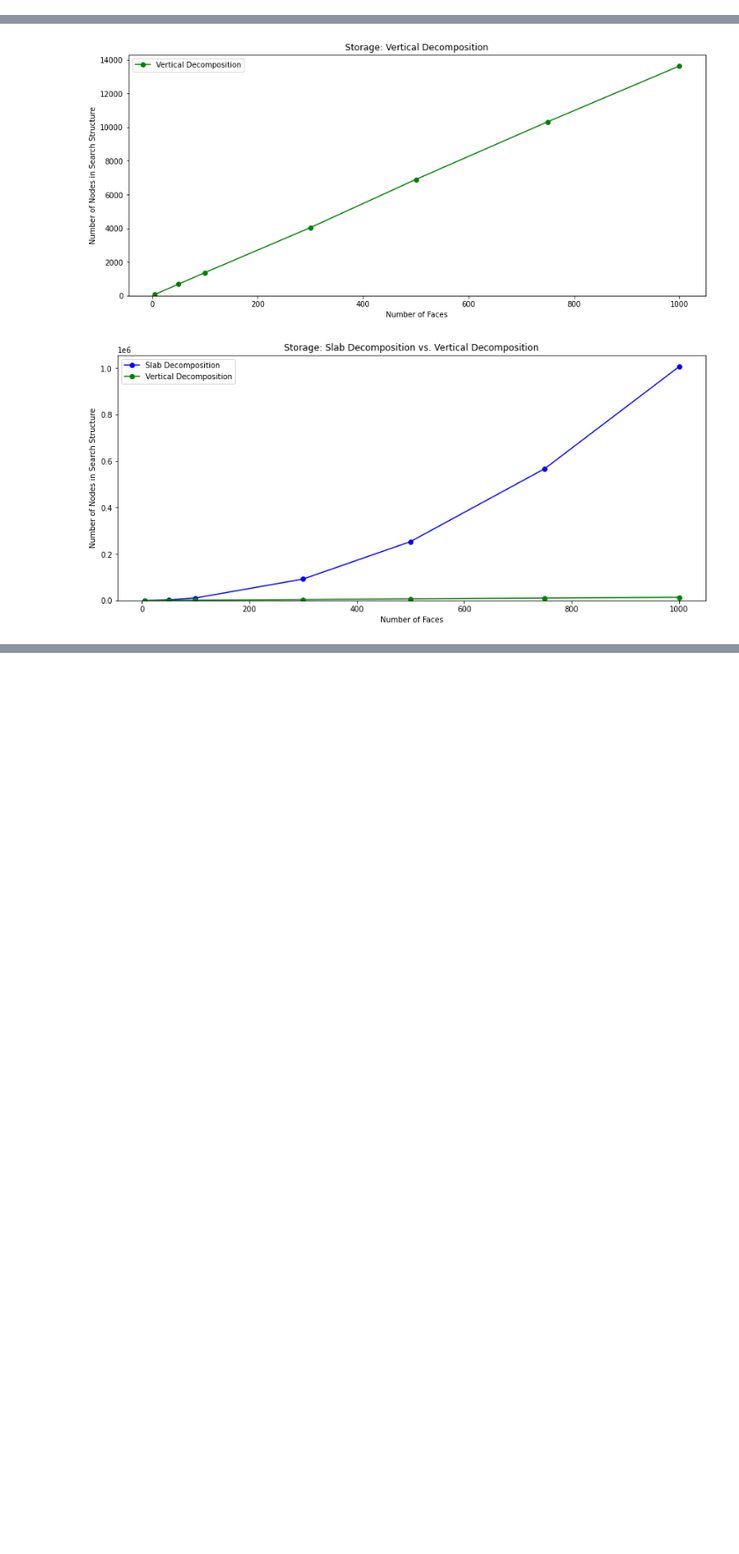
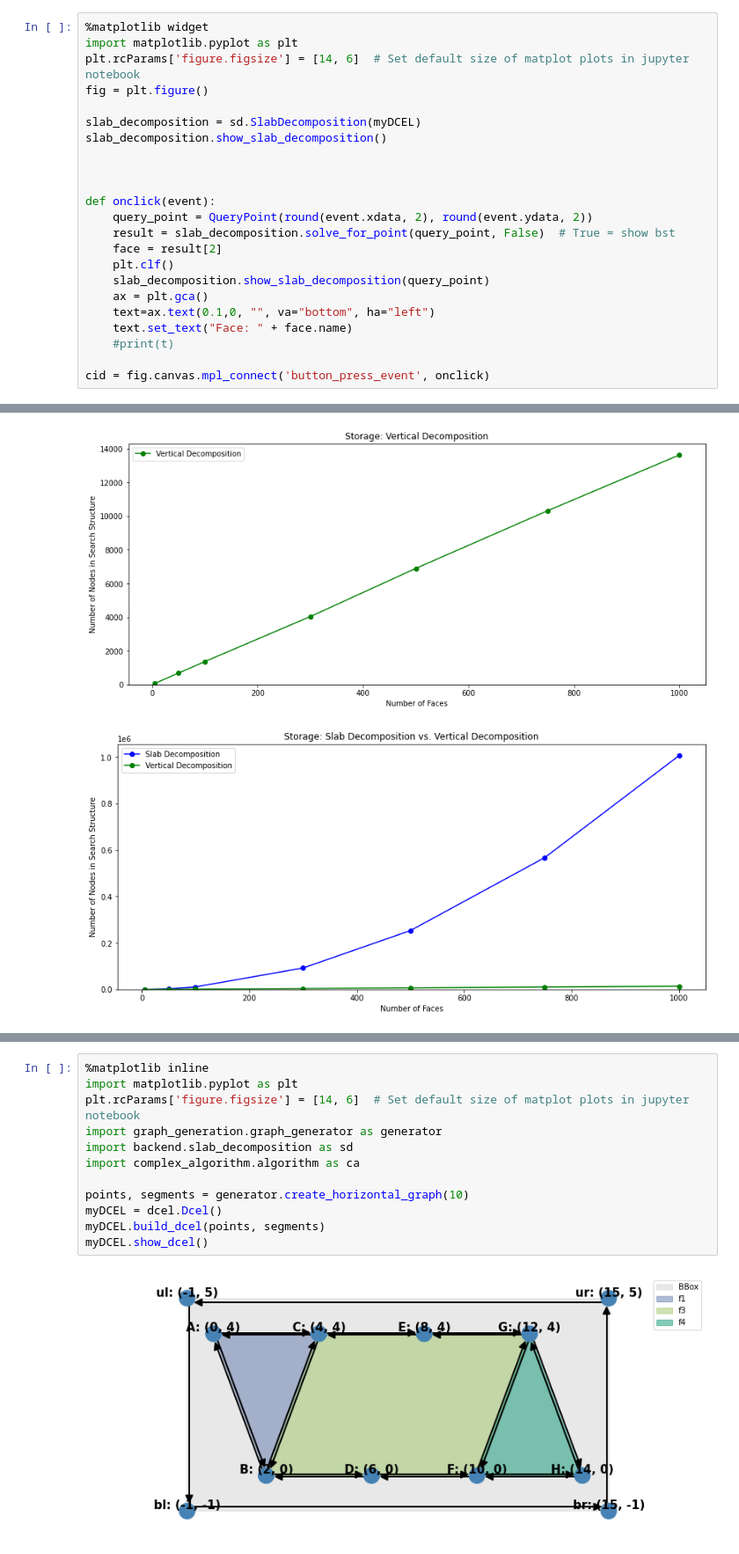
Before and after one commit to t1jsh111/2IMA15, a Jupyter notebook: notebook.ipynb, the cells around one changed output, grey strips where cells are left out. Shown at 88% size. Cells and saved outputs as stored; diff of their text form; blank space fills up the shorter version.

```diff
--- a/notebook.ipynb
+++ b/notebook.ipynb
@@ -292,0 +295,23 @@ The slab decomposition algorithm has a construction time of $O(n^2 \log n)$ and
+# %%
+%matplotlib widget
+import matplotlib.pyplot as plt
+plt.rcParams['figure.figsize'] = [14, 6]  # Set default size of matplot plots in jupyter notebook
+fig = plt.figure()
+
+slab_decomposition = sd.SlabDecomposition(myDCEL)
+slab_decomposition.show_slab_decomposition()
+
+
+
+def onclick(event):
+    query_point = QueryPoint(round(event.xdata, 2), round(event.ydata, 2))
+    result = slab_decomposition.solve_for_point(query_point, False)  # True = show bst
+    face = result[2]
+    plt.clf()
+    slab_decomposition.show_slab_decomposition(query_point)
+    ax = plt.gca()
+    text=ax.text(0.1,0, "", va="bottom", ha="left")
+    text.set_text("Face: " + face.name)
+    #print(t)
+
+cid = fig.canvas.mpl_connect('button_press_event', onclick)
@@ -751,0 +779,14 @@ In the first graph of Slab Decomposition we observe a quadratic curve. This in l
+# %%
+%matplotlib inline
+import matplotlib.pyplot as plt
+plt.rcParams['figure.figsize'] = [14, 6]  # Set default size of matplot plots in jupyter notebook
+import graph_generation.graph_generator as generator
+import backend.slab_decomposition as sd
+import complex_algorithm.algorithm as ca
+
+points, segments = generator.create_horizontal_graph(10)
+myDCEL = dcel.Dcel()
+myDCEL.build_dcel(points, segments)
+myDCEL.show_dcel()
+# %% [output]
+[figure, added]
```
Also changed, not shown: parts of 16 cells of this notebook, 1 other file.
